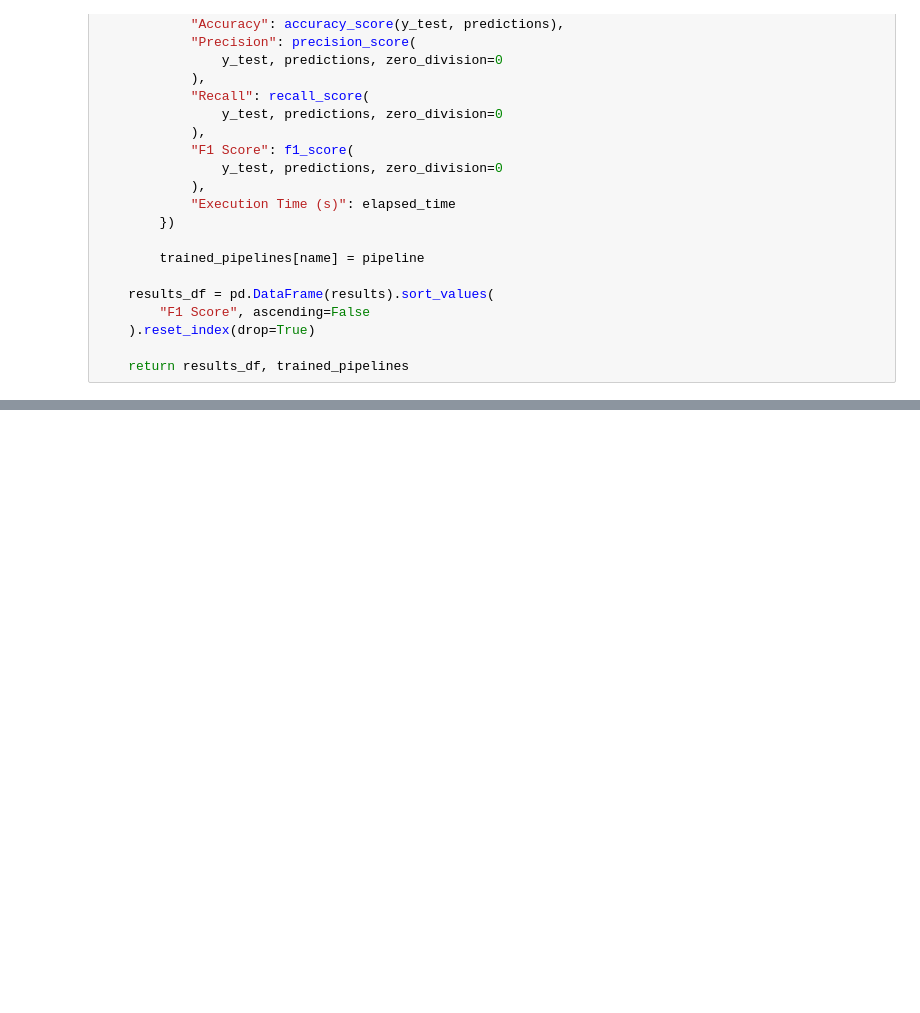
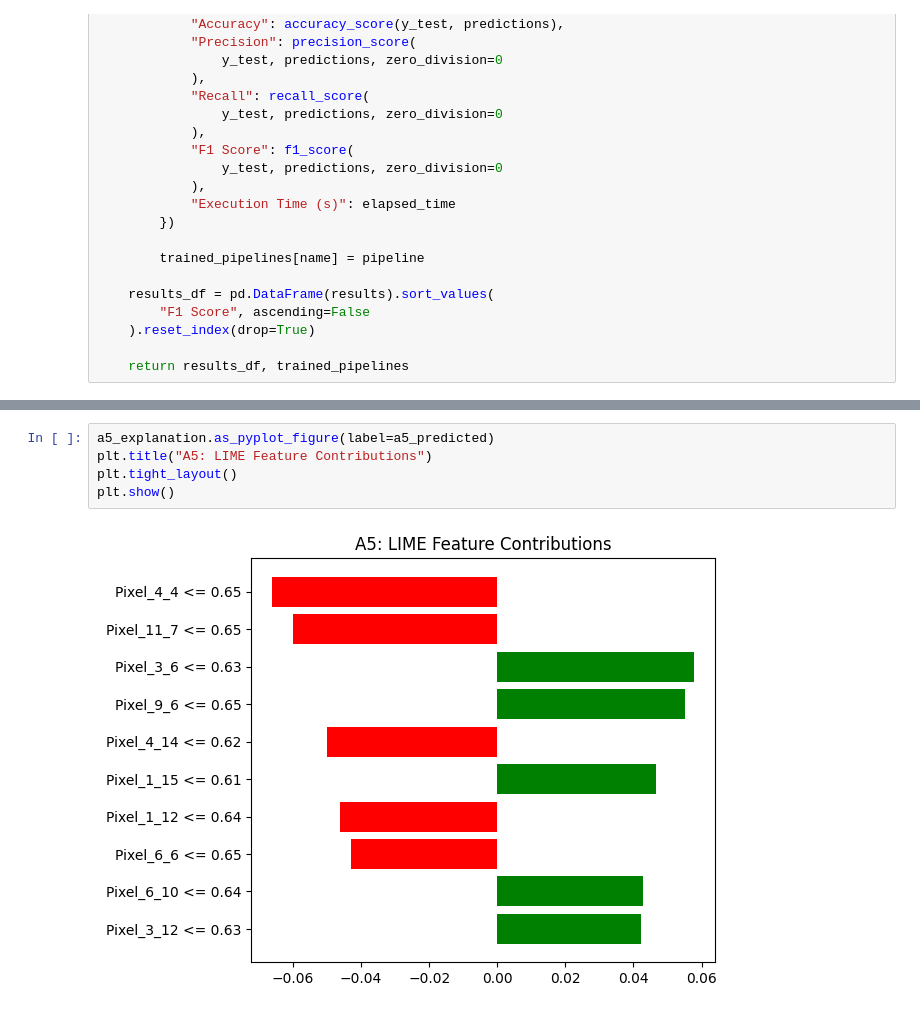
Before and after one commit to Karuneshtiwari/ML-lab, a Jupyter notebook: Lab09.ipynb, the cells around one changed output, grey strips where cells are left out. Saved outputs shown, nothing was run; the diff lists cells and outputs as text; blank space fills up the shorter version.

```diff
--- a/Lab09.ipynb
+++ b/Lab09.ipynb
@@ -627,0 +735,7 @@ Confusion Matrix:
+# %%
+a5_explanation.as_pyplot_figure(label=a5_predicted)
+plt.title("A5: LIME Feature Contributions")
+plt.tight_layout()
+plt.show()
+# %% [output]
+[figure, added]
```
Also changed, not shown: parts of 4 cells of this notebook.
